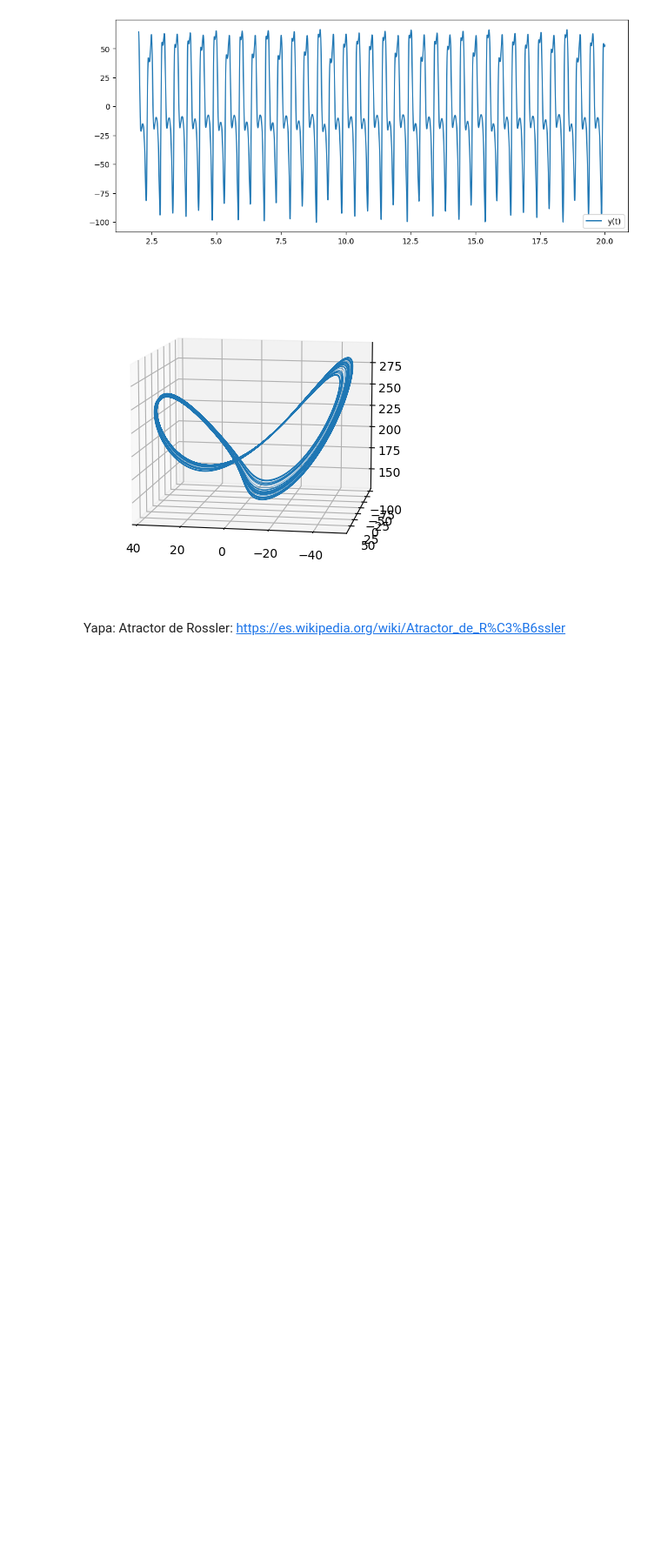
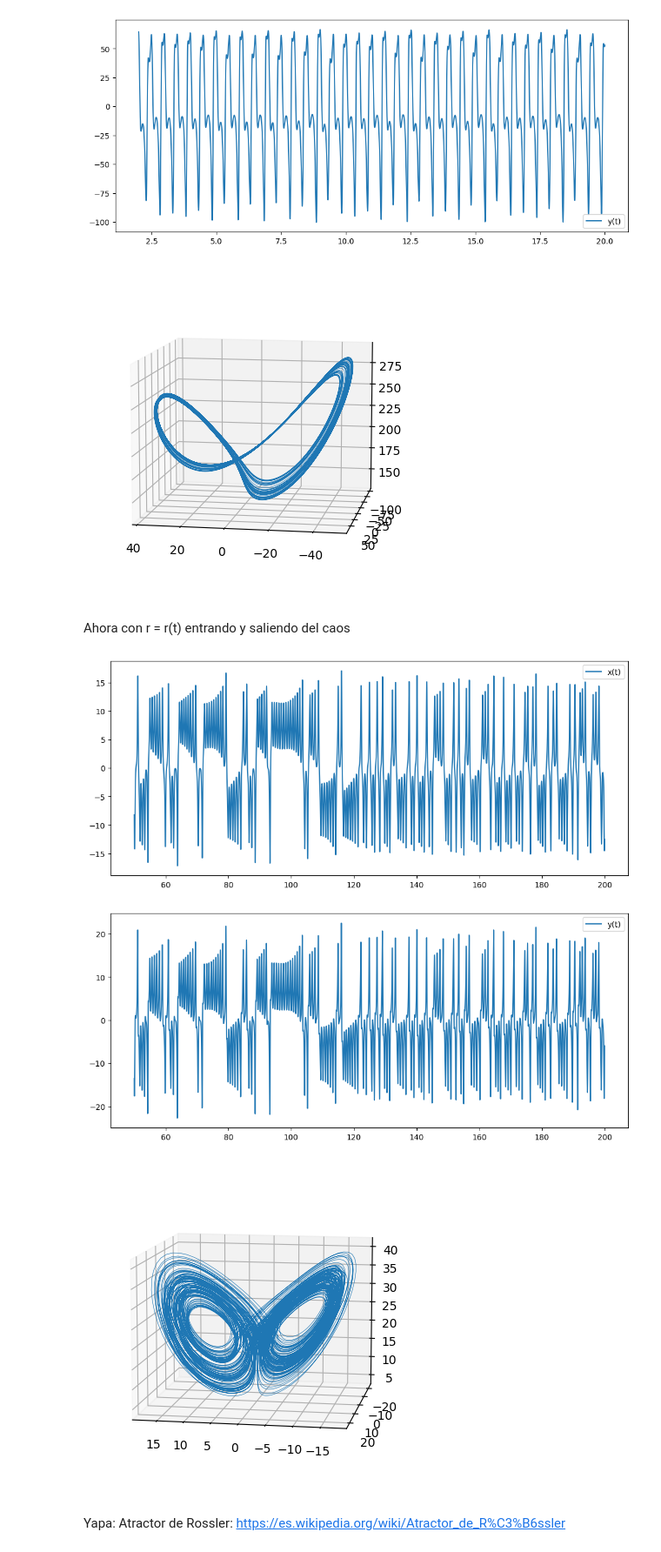
Before and after one commit to lautarogiordano/practicas-complejidad, a Jupyter notebook: p3-caos/caos.ipynb, the cells around one changed output. Shown at 87% size. Drawn from its saved outputs; the diff is of its cells as text; code cells hidden in the pictures; blank space fills up the shorter version.

```diff
--- a/p3-caos/caos.ipynb
+++ b/p3-caos/caos.ipynb
@@ -133,6 +133,33 @@ generate_plots(x, t, drop)
 [figure]
 [figure]
 [figure]
+# %% [markdown]
+Ahora con r = r(t) entrando y saliendo del caos
+# %%
+def lorenz_eqs_modified(vars, t):
+    sigma = 10
+    b = 8 / 3
+    w = 0.5
+    r = 24.4 + 2*np.sin(w*t)
+
+    x, y, z = vars
+
+    dx = sigma * (y - x)
+    dy = x * (r - z) - y
+    dz = x * y - b * z
+
+    return [dx, dy, dz]
+# %%
+x0 = [0, 1, 0]
+t = np.linspace(0, 200, 20000)
+x = odeint(lorenz_eqs_modified, x0, t)
+drop = 5000
+
+generate_plots(x, t, drop)
+# %% [output]
+[figure, added]
+[figure, added]
+[figure, added]
 # %% [markdown]
 Yapa: Atractor de Rossler:
 https://es.wikipedia.org/wiki/Atractor_de_R%C3%B6ssler
```
